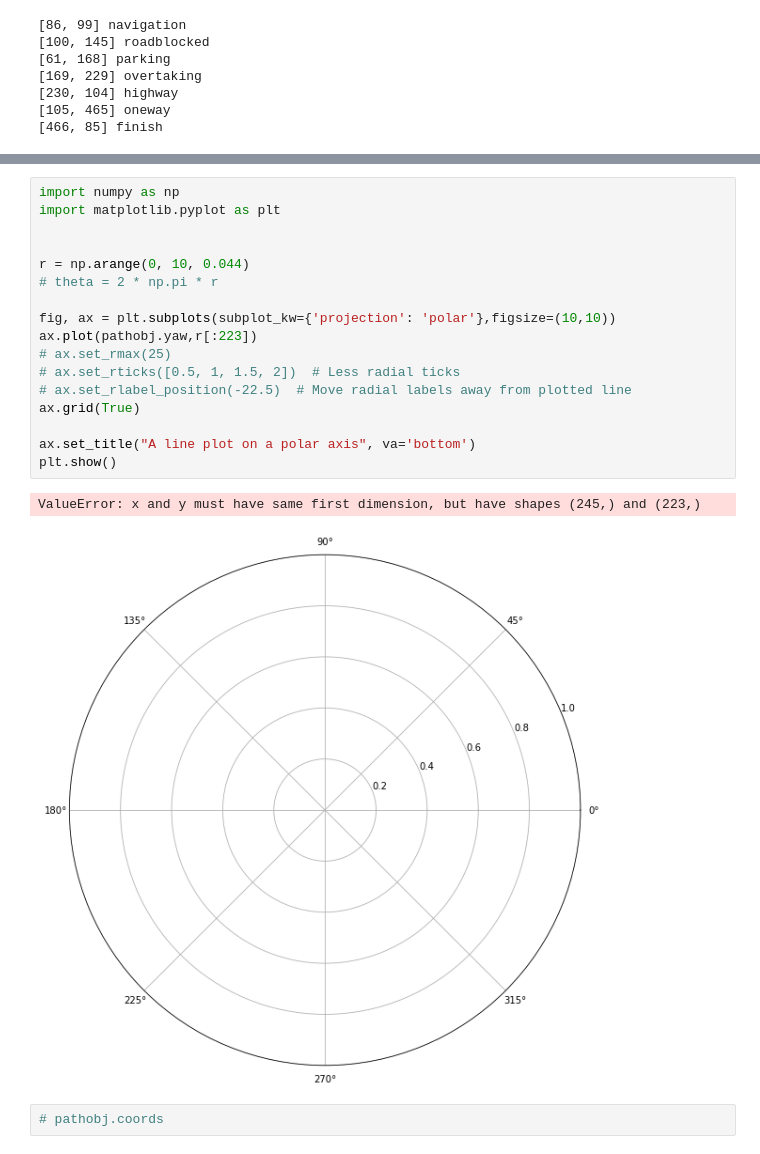
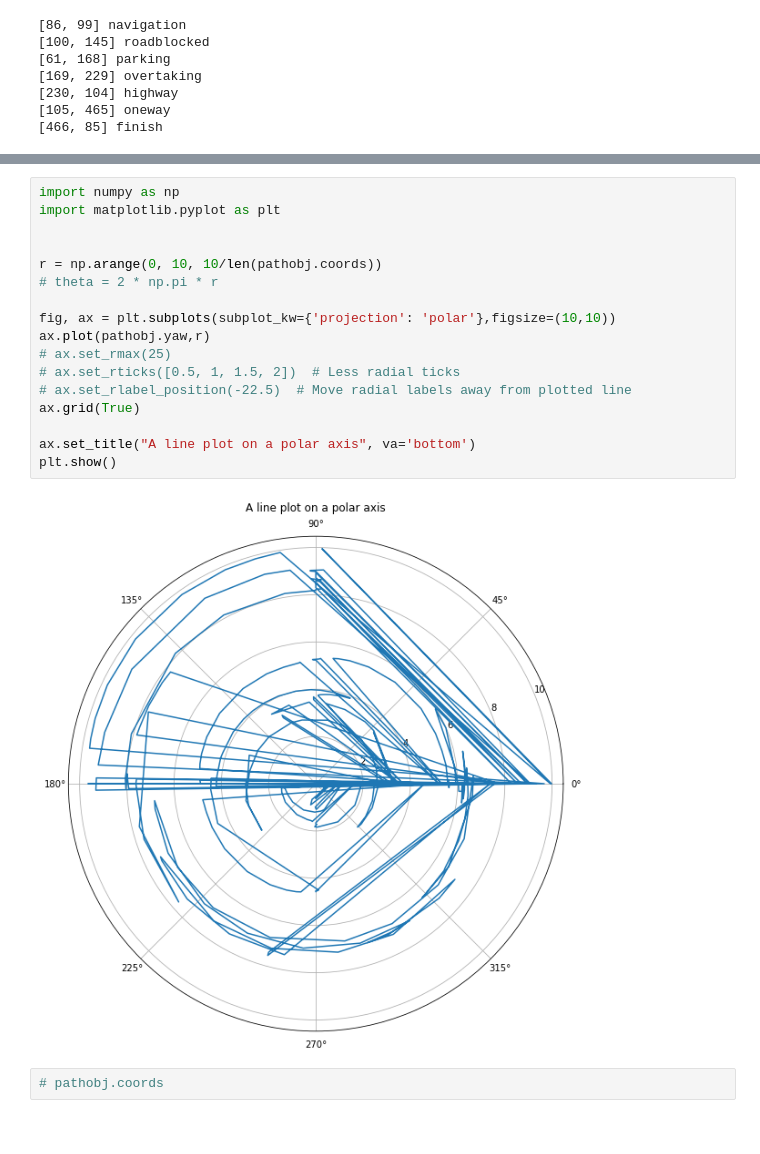
Before and after one commit to Kaushal1011/akatsuki_au_bfmc21, a Jupyter notebook: process_classes/Navigation.ipynb, the cells around one changed output, grey strips where cells are left out. Cells and saved outputs as stored; diff of their text form.

```diff
--- a/process_classes/Navigation.ipynb
+++ b/process_classes/Navigation.ipynb
@@ -212,23 +245,22 @@ plt.savefig("plannedpath.png")
 # %%
 import numpy as np
 import matplotlib.pyplot as plt
 
 
-r = np.arange(0, 10, 0.044)
+r = np.arange(0, 10, 10/len(pathobj.coords))
 # theta = 2 * np.pi * r
 
 fig, ax = plt.subplots(subplot_kw={'projection': 'polar'},figsize=(10,10))
-ax.plot(pathobj.yaw,r[:223])
+ax.plot(pathobj.yaw,r)
 # ax.set_rmax(25)
 # ax.set_rticks([0.5, 1, 1.5, 2])  # Less radial ticks
 # ax.set_rlabel_position(-22.5)  # Move radial labels away from plotted line
 ax.grid(True)
 
 ax.set_title("A line plot on a polar axis", va='bottom')
 plt.show()
 # %% [output]
-ValueError: x and y must have same first dimension, but have shapes (245,) and (223,)
-[figure, old version]
+[figure, new version]
 # %%
 # pathobj.coords
 # %%
```
Also changed, not shown: parts of 6 cells of this notebook, 8 other files.
